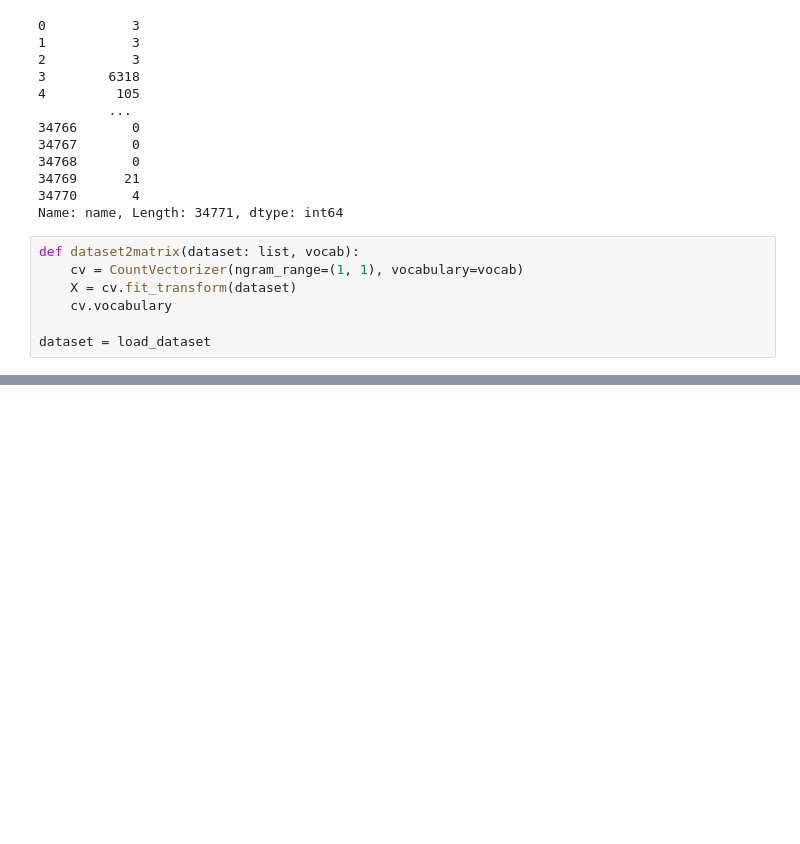
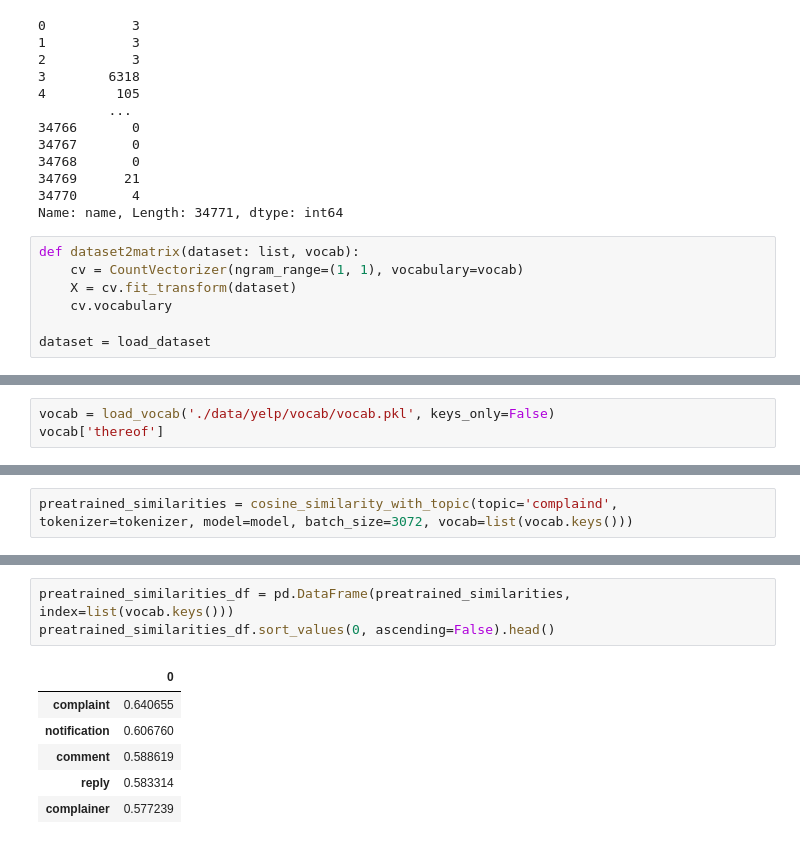
Before and after one commit to zhangchi0104/honours-sgtm, a Jupyter notebook: experiment.ipynb, the cells around one changed output, grey strips where cells are left out. Cells and saved outputs as stored; diff of their text form; blank space fills up the shorter version.

```diff
--- a/experiment.ipynb
+++ b/experiment.ipynb
@@ -1250,0 +1294,3 @@ dataset = load_dataset
+# %%
+vocab = load_vocab('./data/yelp/vocab/vocab.pkl', keys_only=False)
+vocab['thereof']
@@ -1250,0 +1299,2 @@ dataset = load_dataset
+# %%
+preatrained_similarities = cosine_similarity_with_topic(topic='complaind', tokenizer=tokenizer, model=model, batch_size=3072, vocab=list(vocab.keys()))
@@ -1250,0 +1307,10 @@ dataset = load_dataset
+# %%
+preatrained_similarities_df = pd.DataFrame(preatrained_similarities, index=list(vocab.keys()))
+preatrained_similarities_df.sort_values(0, ascending=False).head()
+# %% [output]
+|  | 0 |
+| complaint | 0.640655 |
+| notification | 0.606760 |
+| comment | 0.588619 |
+| reply | 0.583314 |
+| complainer | 0.577239 |
```
Also changed, not shown: parts of 8 cells of this notebook, 3 other files.
